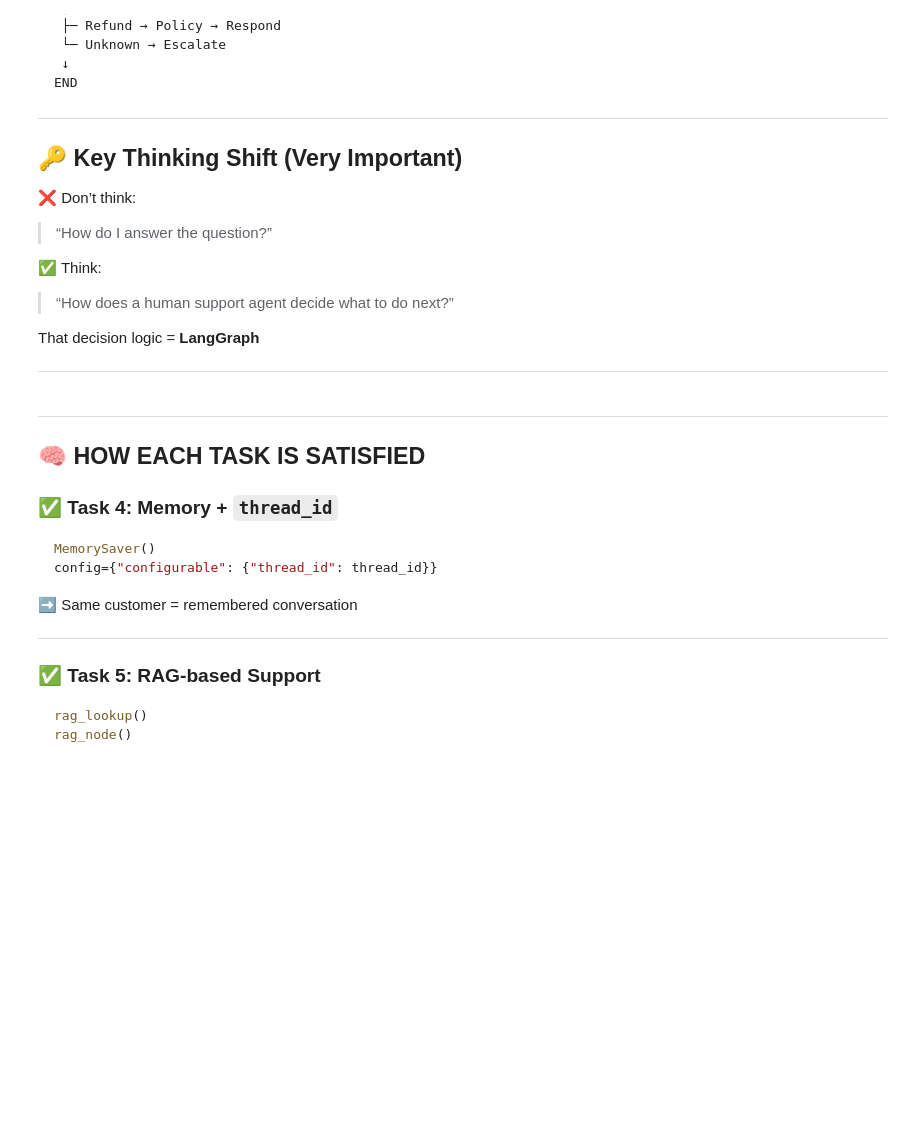
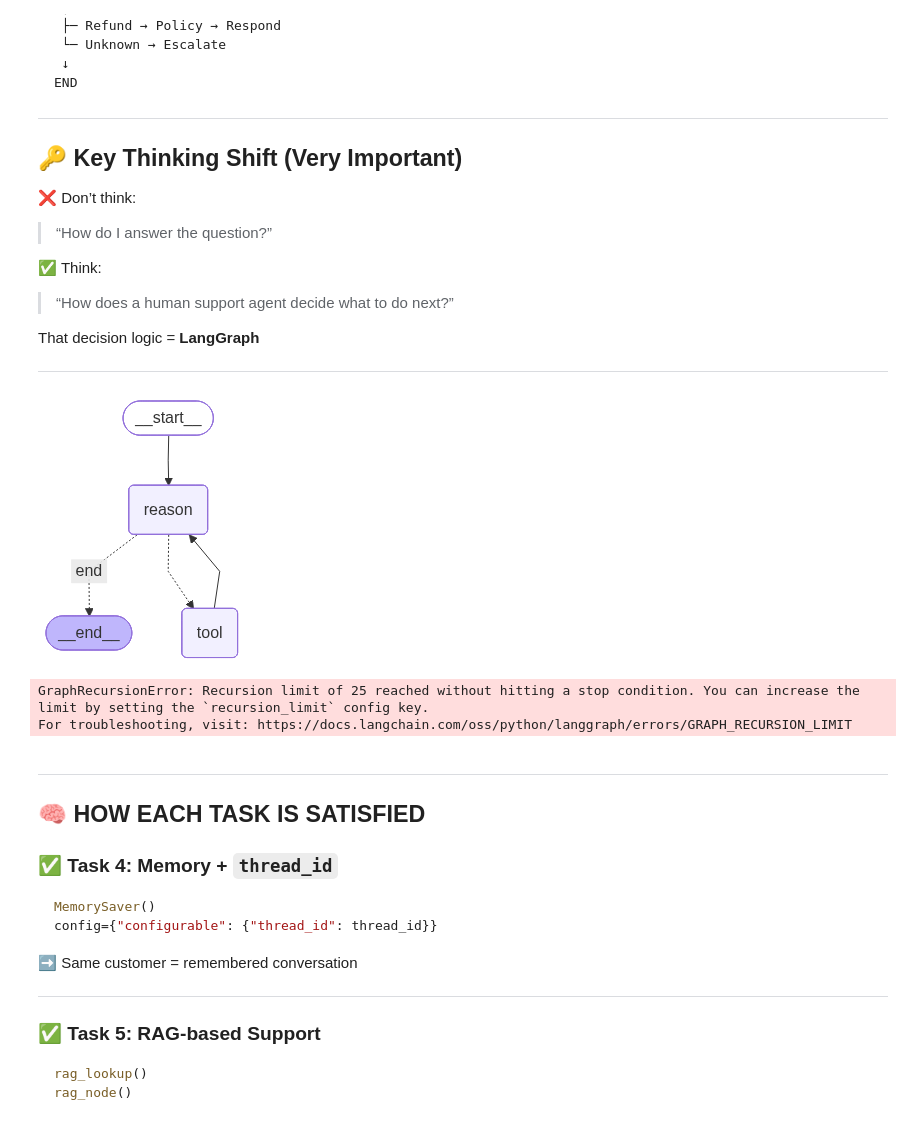
Before and after one commit to royarghyadip6/PythonLearning, a Jupyter notebook: Asignment_LangGraph1/langgraph_assignment_3.ipynb, the cells around one changed output. Cells and saved outputs as stored; diff of their text form; code cells hidden in the pictures; blank space fills up the shorter version.

```diff
--- a/Asignment_LangGraph1/langgraph_assignment_3.ipynb
+++ b/Asignment_LangGraph1/langgraph_assignment_3.ipynb
@@ -399,3 +348,50 @@ if __name__ == "__main__":
+# %%
+# Build LangGraph
+
+graph = StateGraph(SupportState)
+
+graph.add_node("reason", reasoning_node)
+graph.add_node("tool", tool_node)
+
+graph.add_edge(START, "reason")
+
+graph.add_conditional_edges(
+    "reason",
+    route_next,
+    {
+        "tool": "tool",
+        "end": END
+    }
+)
+
+graph.add_edge("tool", "reason")
+
+support_agent = graph.compile()
+
+
+# Show the agent
+from IPython.display import Image, display
+display(Image(support_agent.get_graph(xray=True).draw_mermaid_png()))
+# %% [output]
+[figure, added]
+# %%
+# Run the Agent
+
+if __name__ == "__main__":
+    result = support_agent.invoke(
+        {
+            "messages": [
+                HumanMessage(content="Where is my order 101?")
+            ]
+        }
+    )
+
+    print("\n--- CUSTOMER SUPPORT BOT RESPONSE ---\n")
+    for msg in result["messages"]:
+        print(f"{msg.__class__.__name__}: {msg.content}")
+# %% [output]
+GraphRecursionError: Recursion limit of 25 reached without hitting a stop condition. You can increase the limit by setting the `recursion_limit` config key.
+For troubleshooting, visit: https://docs.langchain.com/oss/python/langgraph/errors/GRAPH_RECURSION_LIMIT
 # %% [markdown]
 
 ---
```
Also changed, not shown: parts of 3 cells of this notebook, 6 other files.
